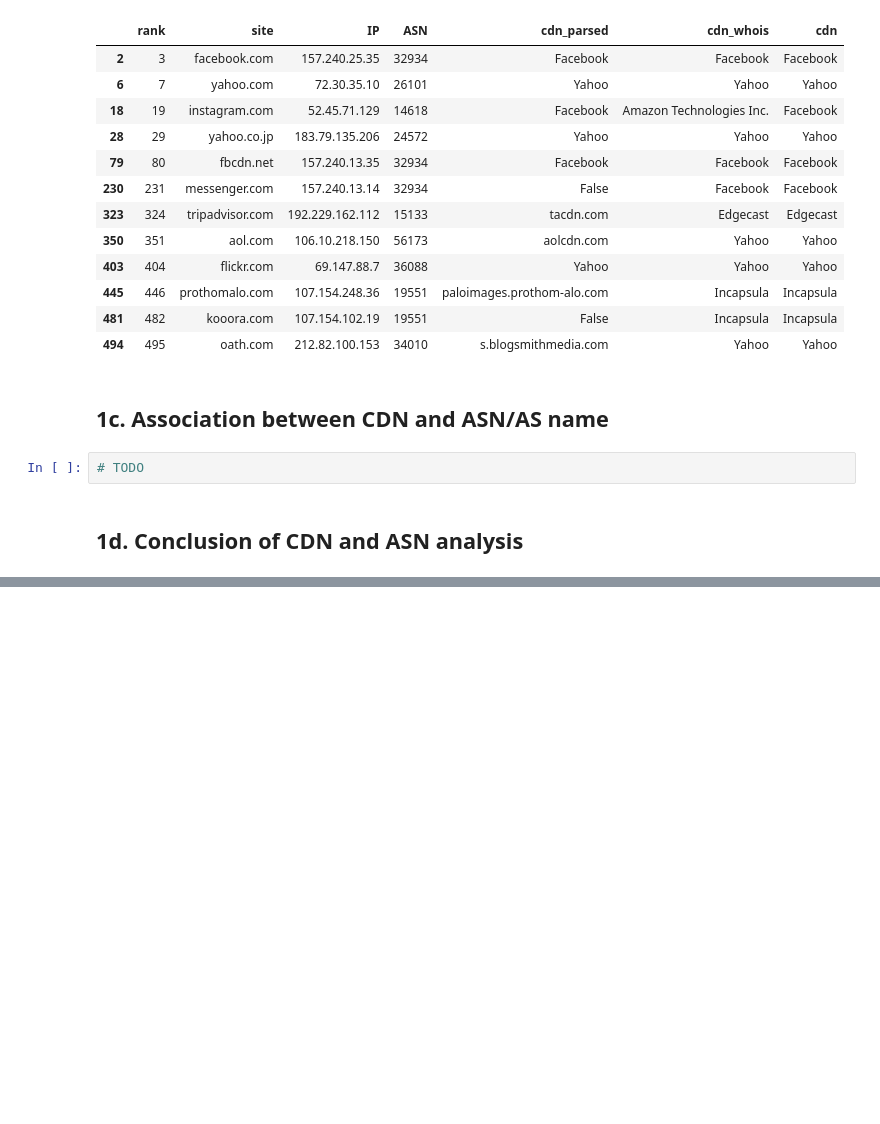
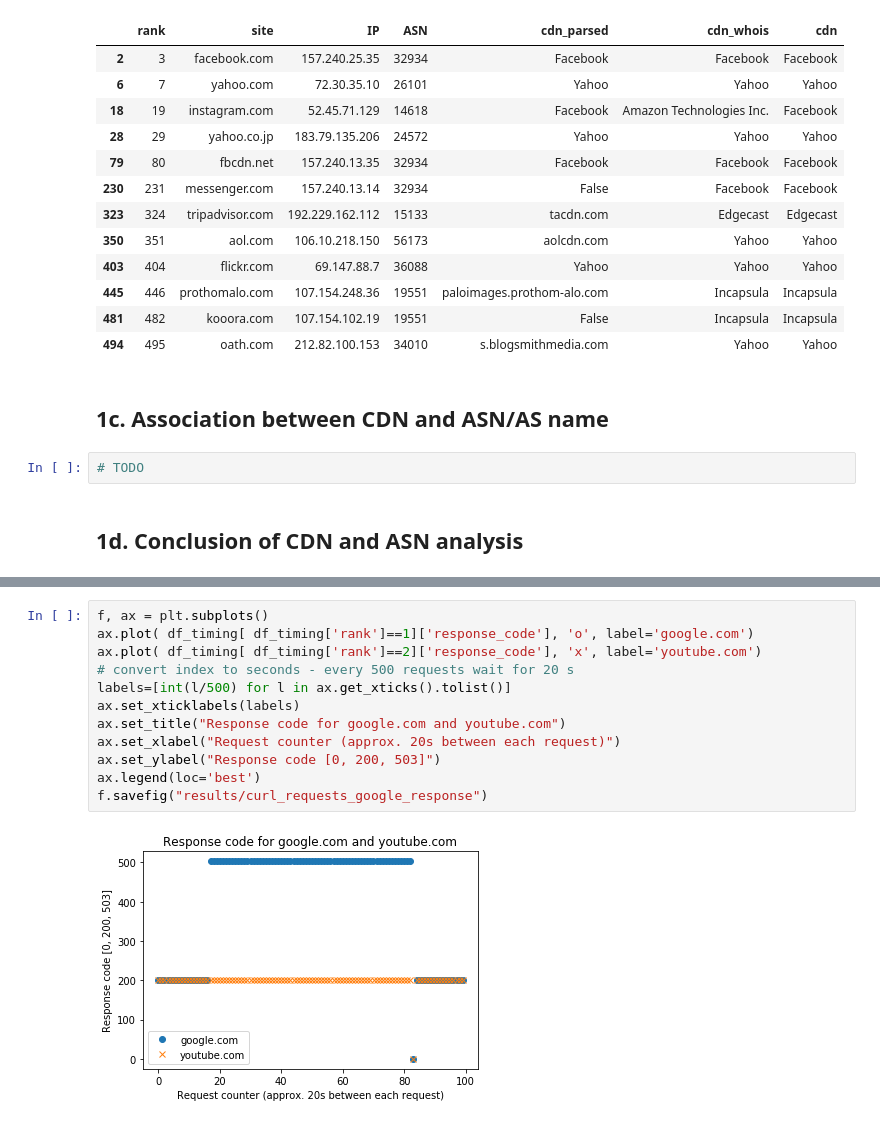
Before and after one commit to shahifaqeer/cdn-analysis, a Jupyter notebook: Analysis.ipynb, the cells around one changed output, grey strips where cells are left out. Cells and saved outputs as stored; diff of their text form; blank space fills up the shorter version.

```diff
--- a/Analysis.ipynb
+++ b/Analysis.ipynb
@@ -306,0 +466,14 @@ Some popular CDNs catering to a few websites, and deciding their CDNs based on p
+# %%
+f, ax = plt.subplots()
+ax.plot( df_timing[ df_timing['rank']==1]['response_code'], 'o', label='google.com')
+ax.plot( df_timing[ df_timing['rank']==2]['response_code'], 'x', label='youtube.com')
+# convert index to seconds - every 500 requests wait for 20 s
+labels=[int(l/500) for l in ax.get_xticks().tolist()]
+ax.set_xticklabels(labels)
+ax.set_title("Response code for google.com and youtube.com")
+ax.set_xlabel("Request counter (approx. 20s between each request)")
+ax.set_ylabel("Response code [0, 200, 503]")
+ax.legend(loc='best')
+f.savefig("results/curl_requests_google_response")
+# %% [output]
+[figure, added]
```
Also changed, not shown: parts of 29 cells of this notebook, 1 other file.
